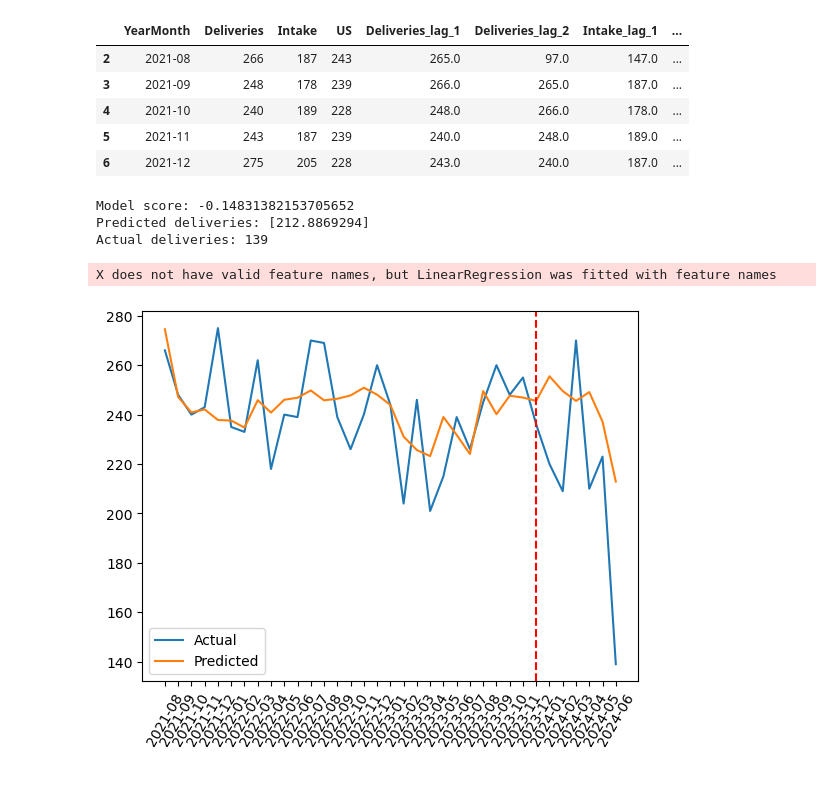
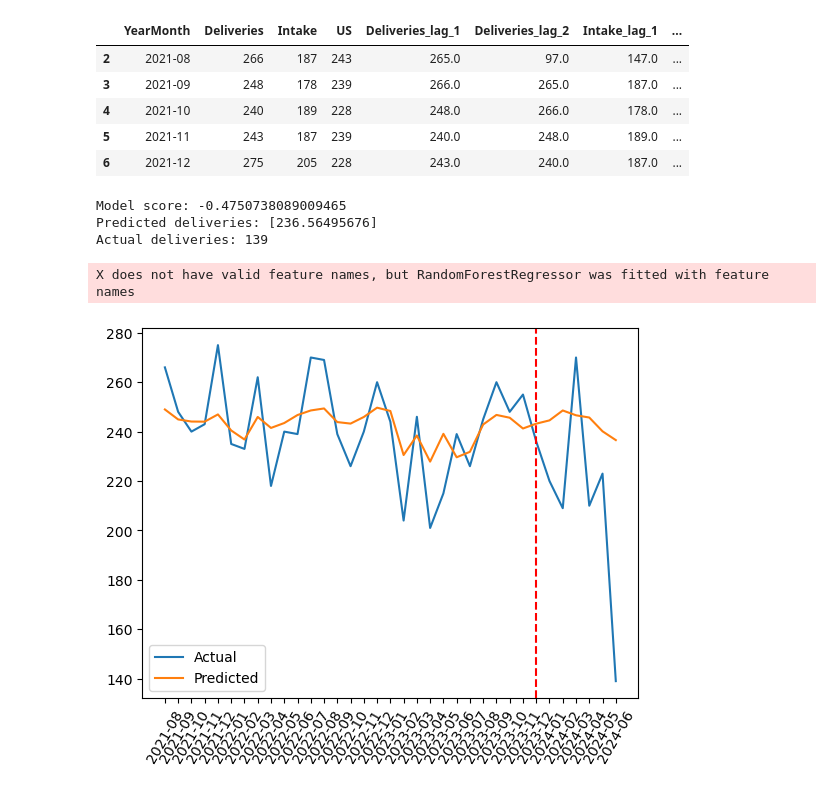
Before and after one commit to menonpg/CMU_PGSS_2024, a Jupyter notebook: L7-7192024/VisualizeTimeSeries.ipynb, the cells around one changed output. Saved outputs shown, nothing was run; the diff lists cells and outputs as text; code cells hidden in the pictures.

Commit message:
update model for lagged model

```diff
--- a/L7-7192024/VisualizeTimeSeries.ipynb
+++ b/L7-7192024/VisualizeTimeSeries.ipynb
@@ -106,36 +106,41 @@ y = df_lagged['Deliveries']
 split = int(len(X) * 0.8)
 X_train, X_test = X.iloc[:split], X.iloc[split:]
 y_train, y_test = y.iloc[:split], y.iloc[split:]
 
-from sklearn.linear_model import LinearRegression
+# from sklearn.linear_model import LinearRegression
+# model = LinearRegression()
+# model.fit(X_train, y_train)
 
-model = LinearRegression()
+# Replace linear regression with a more complex model
+from sklearn.ensemble import RandomForestRegressor
+# model = RandomForestRegressor() Update this to have only stumps
+model = RandomForestRegressor(max_depth=1)
 model.fit(X_train, y_train)
 
 print('Model score:', model.score(X_test, y_test))
 
 # Predict the Deliveries for the last row in the data
 print('Predicted deliveries:', model.predict([X.iloc[-1]]))
 print('Actual deliveries:', y.iloc[-1])
 
 # Plot the actual deliveries against the predicted deliveries
 import matplotlib.pyplot as plt
 
 # plt.plot(y, label='Actual')
 # plt.plot(model.predict(X), label='Predicted')
 # update the plot command to include the time axis
 plt.plot(df_lagged['YearMonth'], y, label='Actual')
 # rotate the labels on the x-axis to make them more readable
 plt.xticks(rotation=60)
 plt.plot(df_lagged['YearMonth'], model.predict(X), label='Predicted')
 
 # add a vertical line to demarcate the training and test data
 plt.axvline(x=split, color='r', linestyle='--')
 plt.legend()
 plt.show()
 # %% [output]
-Model score: -0.14831382153705652
-Predicted deliveries: [212.8869294]
+Model score: -0.4750738089009465
+Predicted deliveries: [236.56495676]
 Actual deliveries: 139
-X does not have valid feature names, but LinearRegression was fitted with feature names
+X does not have valid feature names, but RandomForestRegressor was fitted with feature names
-[figure, old version]
+[figure, new version]
```
